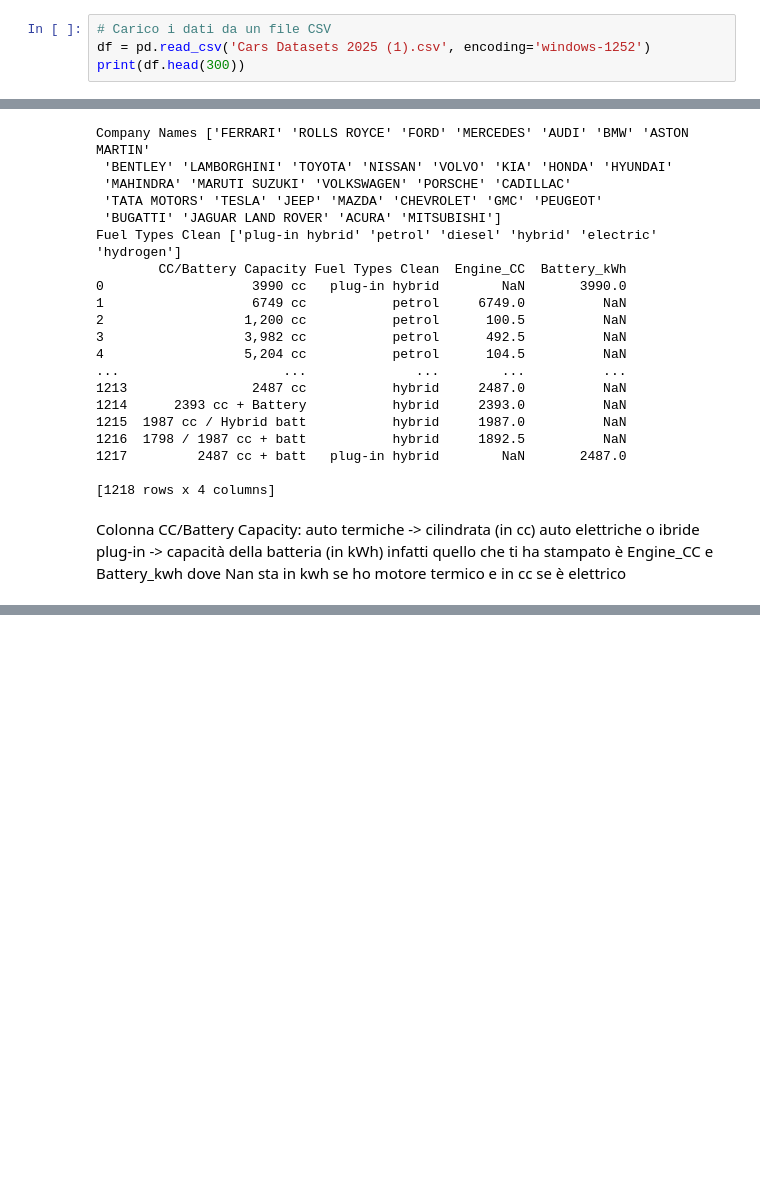
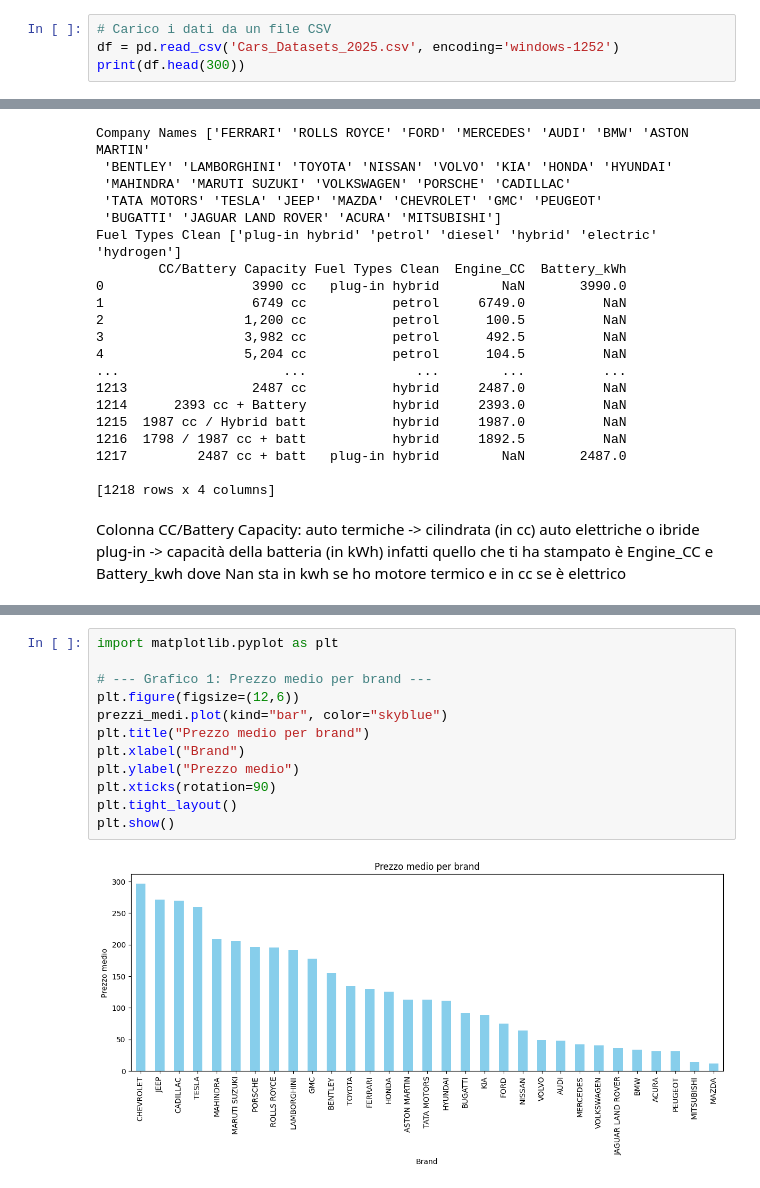
Before and after one commit to Gianmarcx/Sorrentino-Gianmarco_DepositoCorso, a Jupyter notebook: corso python/lunedi01-12/analisi_cars.ipynb, the cells around one changed output, grey strips where cells are left out. Cells and saved outputs as stored; diff of their text form; blank space fills up the shorter version.

```diff
--- a/corso python/lunedi01-12/analisi_cars.ipynb
+++ b/corso python/lunedi01-12/analisi_cars.ipynb
@@ -9,6 +7,6 @@ ModuleNotFoundError: No module named 'seaborn'
 # %%
 # Carico i dati da un file CSV
-df = pd.read_csv('Cars Datasets 2025 (1).csv', encoding='windows-1252')
+df = pd.read_csv('Cars_Datasets_2025.csv', encoding='windows-1252')
 print(df.head(300))
 # %% [output]
     Company Names      Cars Names                        Engines  \
@@ -874,0 +909,14 @@ print(f"\n🔍 Il brand con la varianza di prezzo più alta è: {brand_massima_v
+# %%
+import matplotlib.pyplot as plt
+
+# --- Grafico 1: Prezzo medio per brand ---
+plt.figure(figsize=(12,6))
+prezzi_medi.plot(kind="bar", color="skyblue")
+plt.title("Prezzo medio per brand")
+plt.xlabel("Brand")
+plt.ylabel("Prezzo medio")
+plt.xticks(rotation=90)
+plt.tight_layout()
+plt.show()
+# %% [output]
+[figure, added]
```
Also changed, not shown: parts of 11 cells of this notebook.
